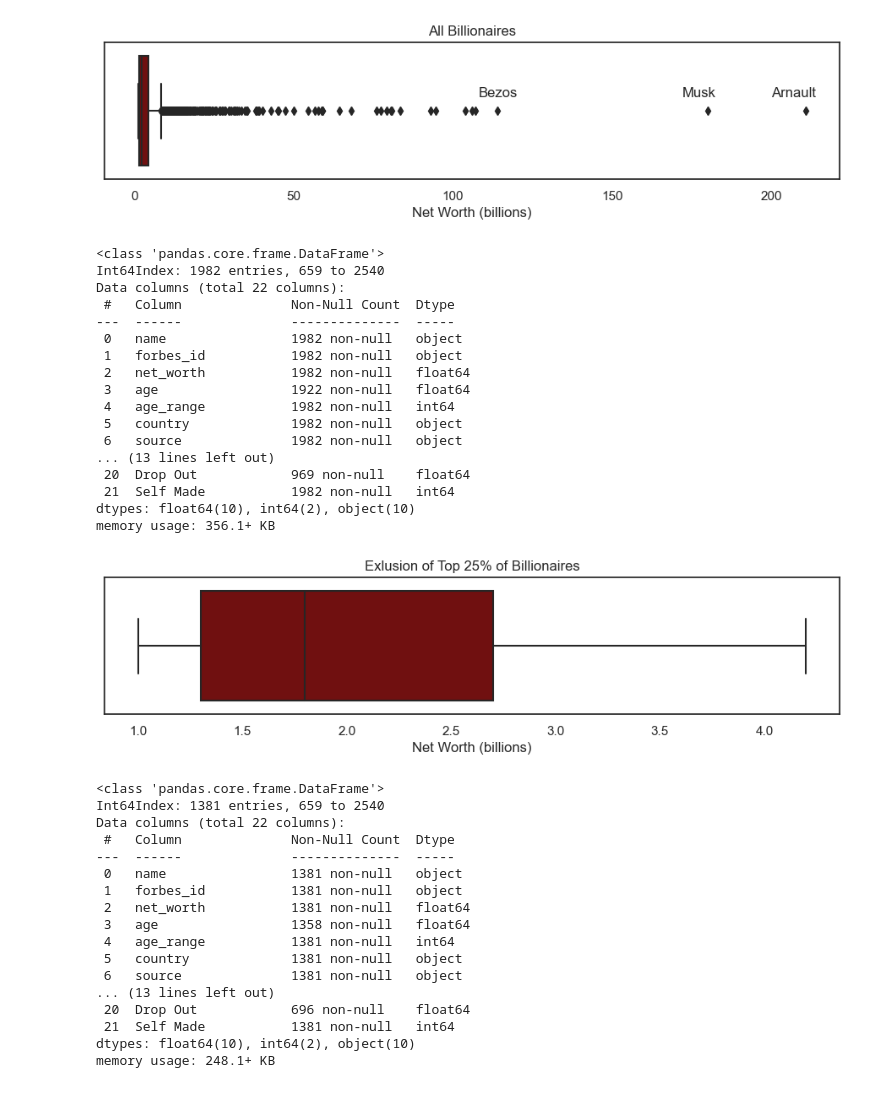
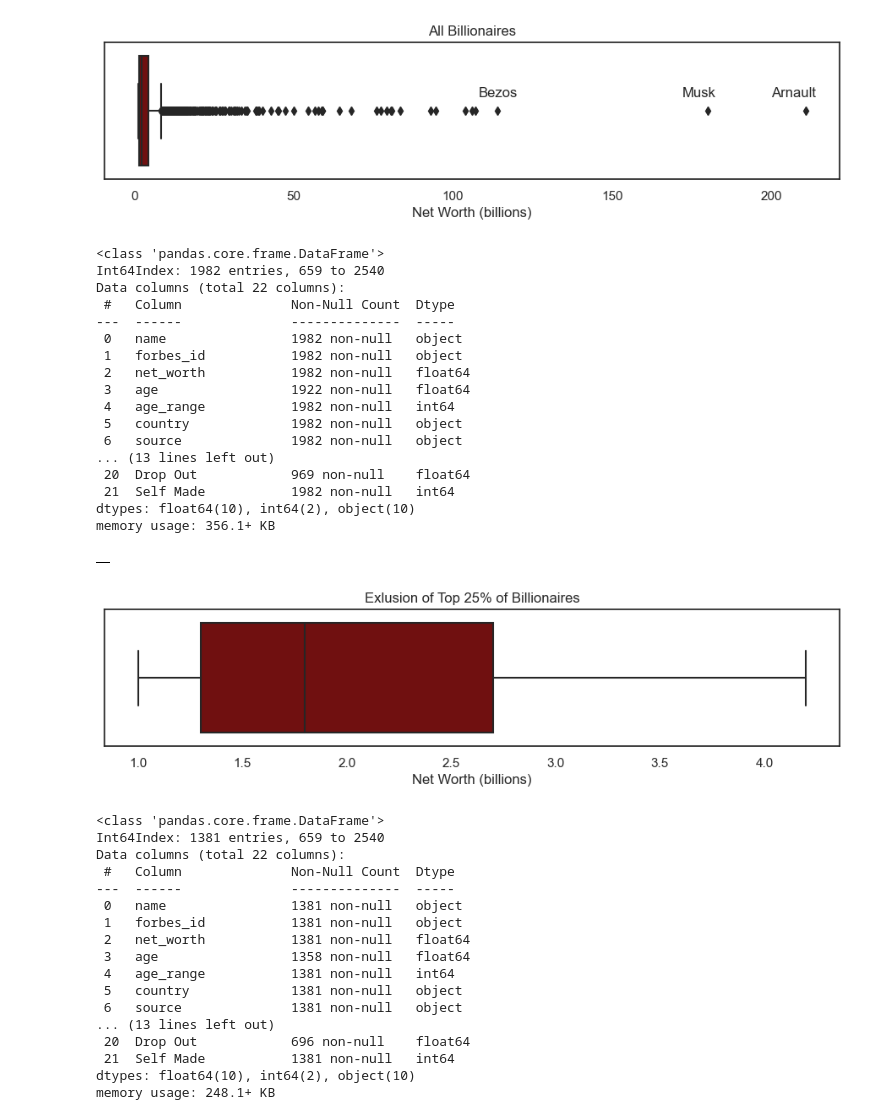
Before and after one commit to Spikes666/Data-Dive-3, a Jupyter notebook: main 2.ipynb, the cells around one changed output. Saved outputs shown, nothing was run; the diff lists cells and outputs as text; code cells hidden in the pictures.

```diff
--- a/main 2.ipynb
+++ b/main 2.ipynb
@@ -329,34 +330,36 @@ Name: net_worth, dtype: float64
 # %%
 #Seperating the data into 75th percentile and top 25%
 new_df = df[df['net_worth']<=4.2]
+
 top_25 = df[df['net_worth']>4.2]
 
 #Plotting 75th percentile of billionaires
 plt.figure(figsize=(10,2))
 sns.set_style('white')
 all_nw = sns.boxplot(data = new_df, x = 'net_worth',color='maroon')
 all_nw.set_title('Exlusion of Top 25% of Billionaires')
 all_nw.set_xlabel('Net Worth (billions)')
 
-new_df.info()
+new_df.info('')
 # %% [output]
 <class 'pandas.core.frame.DataFrame'>
 Int64Index: 1982 entries, 659 to 2540
 Data columns (total 22 columns):
  #   Column              Non-Null Count  Dtype
 ---  ------              --------------  -----
  0   name                1982 non-null   object
  1   forbes_id           1982 non-null   object
  2   net_worth           1982 non-null   float64
  3   age                 1922 non-null   float64
  4   age_range           1982 non-null   int64
  5   country             1982 non-null   object
  6   source              1982 non-null   object
 ... (13 lines left out)
  20  Drop Out            969 non-null    float64
  21  Self Made           1982 non-null   int64
 dtypes: float64(10), int64(2), object(10)
 memory usage: 356.1+ KB
+|  |
 [figure]
 # %%
 #Verifying number of billionaires left in stratified data
```
Also changed, not shown: parts of 7 cells of this notebook, 3 other files.
